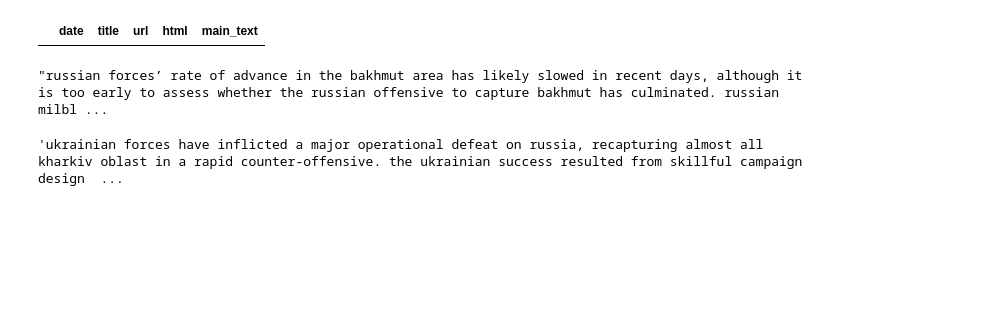
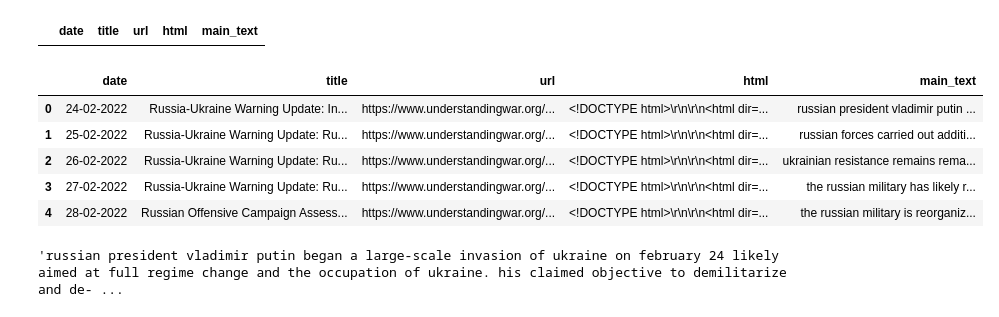
Before and after one commit to team1dsnaukma/Alarm_Predictor, a Jupyter notebook: raw_data_from_parsing/isw/isw_parse_updated.ipynb, the cells around one changed output. Drawn from its saved outputs; the diff is of its cells as text; code cells hidden in the pictures; blank space fills up the shorter version.

```diff
--- a/raw_data_from_parsing/isw/isw_parse_updated.ipynb
+++ b/raw_data_from_parsing/isw/isw_parse_updated.ipynb
@@ -185,12 +185,17 @@ unn_cases
 #remove extra spaces
 sw['main_text'] = sw['main_text'].apply(lambda x: re.sub(r'\s+', ' ', x.strip()).lower())
 # %%
-sw.loc[303, 'main_text']
+sw.head(5)
 # %% [output]
-"russian forces’ rate of advance in the bakhmut area has likely slowed in recent days, although it is too early to assess whether the russian offensive to capture bakhmut has culminated. russian milbl ...
+|  | date | title | url | html | main_text |
+| 0 | 24-02-2022 | Russia-Ukraine Warning Update: In... | https://www.understandingwar.org/... | <!DOCTYPE html>\r\n\r\n<html dir=... | russian president vladimir putin ... |
+| 1 | 25-02-2022 | Russia-Ukraine Warning Update: Ru... | https://www.understandingwar.org/... | <!DOCTYPE html>\r\n\r\n<html dir=... | russian forces carried out additi... |
+| 2 | 26-02-2022 | Russia-Ukraine Warning Update: Ru... | https://www.understandingwar.org/... | <!DOCTYPE html>\r\n\r\n<html dir=... | ukrainian resistance remains rema... |
+| 3 | 27-02-2022 | Russia-Ukraine Warning Update: Ru... | https://www.understandingwar.org/... | <!DOCTYPE html>\r\n\r\n<html dir=... | the russian military has likely r... |
+| 4 | 28-02-2022 | Russian Offensive Campaign Assess... | https://www.understandingwar.org/... | <!DOCTYPE html>\r\n\r\n<html dir=... | the russian military is reorganiz... |
 # %%
-sw.loc[199, 'main_text']
+sw.loc[0, 'main_text']
 # %% [output]
-'ukrainian forces have inflicted a major operational defeat on russia, recapturing almost all kharkiv oblast in a rapid counter-offensive. the ukrainian success resulted from skillful campaign design  ...
+'russian president vladimir putin began a large-scale invasion of ukraine on february 24 likely aimed at full regime change and the occupation of ukraine. his claimed objective to demilitarize and de- ...
 # %%
 sw.to_csv('updated_isw.csv', index=False)
```
